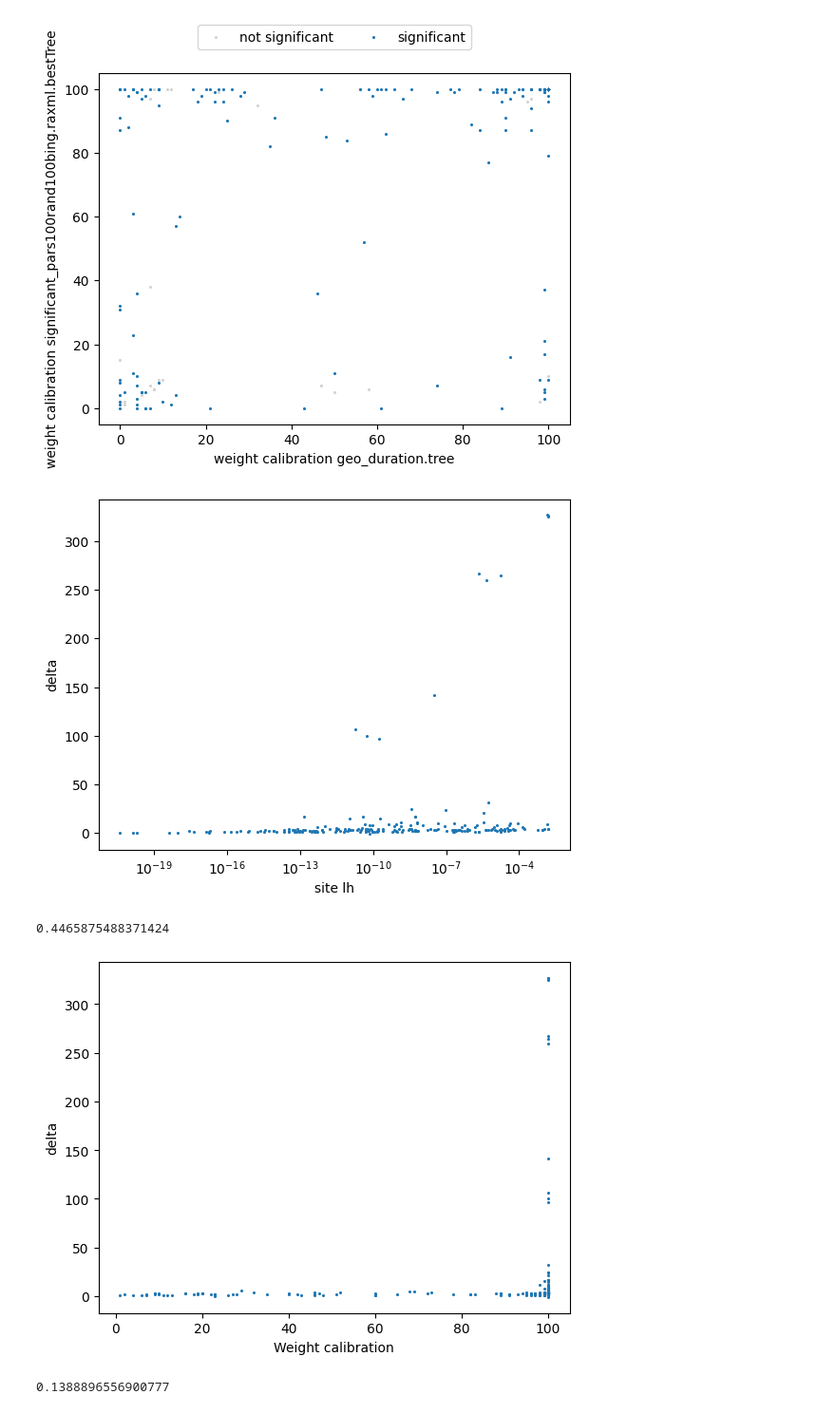
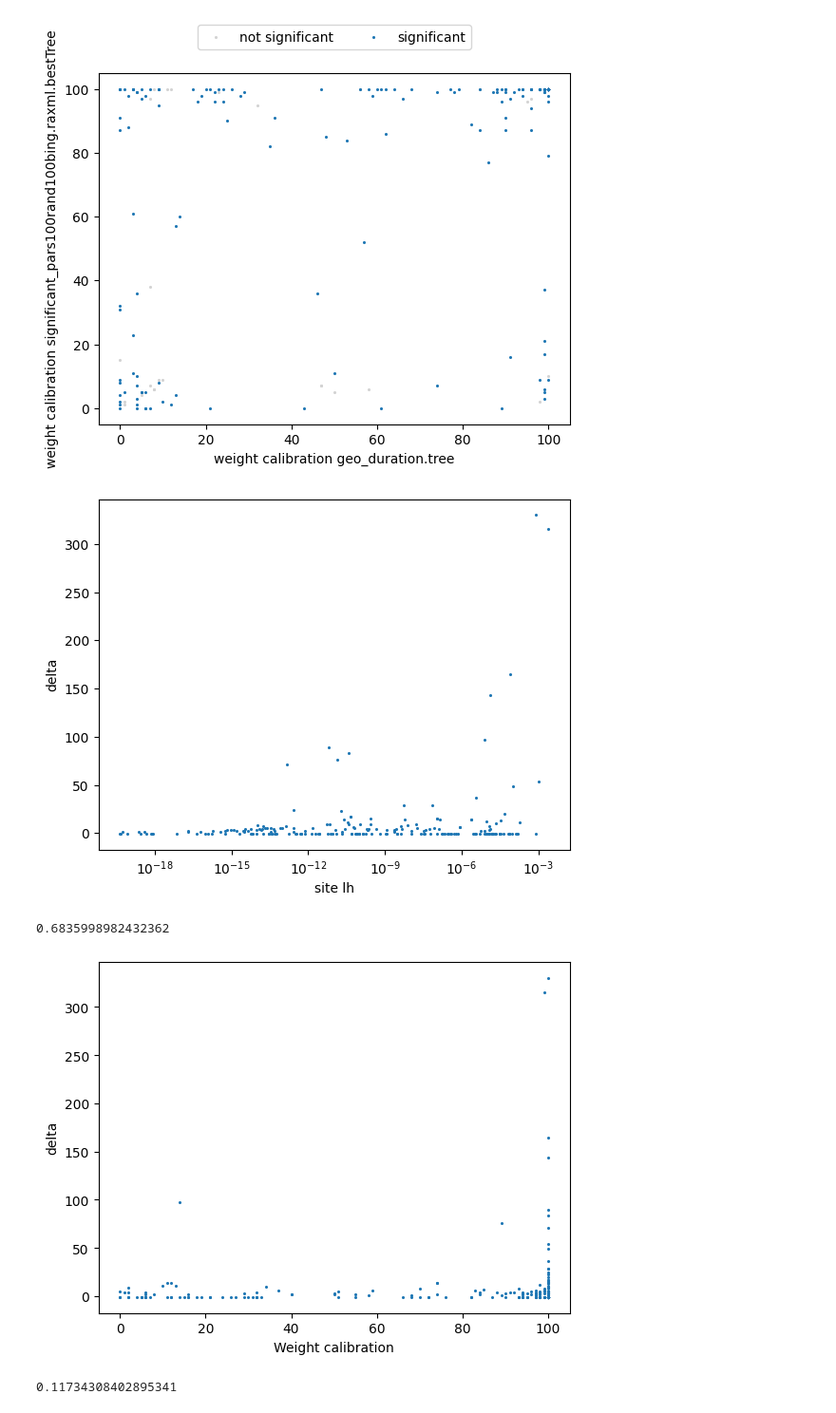
Before and after one commit to luisevonderwiese/mt_scripts, a Jupyter notebook: case_study_elena/PerSiteProperties.ipynb, the cells around one changed output. Shown at 95% size. Saved outputs shown, nothing was run; the diff lists cells and outputs as text; code cells hidden in the pictures.

Commit message:
Work more on delta statistics

```diff
--- a/case_study_elena/PerSiteProperties.ipynb
+++ b/case_study_elena/PerSiteProperties.ipynb
@@ -774,33 +774,34 @@ Correlation of weight calibration (filtered): 0.46027557655557055
 # %%
 import numpy as np
 def correlate_with_delta_statistics(tree_name, alignment_name):
     site_lhs = get_site_lh_raw(tree_name, alignment_name, False)
     weight_calibration = get_weight_calibration(tree_name, alignment_name)
     deltas = get_deltas(tree_name, alignment_name)
 
 
     fig, ax = plt.subplots()
     ax.set_xscale('log')
     ax.scatter(site_lhs, deltas, s=1.5)
     plt.xlabel("site lh")
     plt.ylabel("delta")
     plt.show()
     print(np.corrcoef(deltas, site_lhs)[0,1])
 
     fig, ax = plt.subplots()
     ax.scatter(weight_calibration, deltas, s=1.5)
     plt.xlabel("Weight calibration")
     plt.ylabel("delta")
     plt.show()
     print(np.corrcoef(deltas, weight_calibration)[0,1])
 
 
-correlate_with_delta_statistics("cognate_ie_compatible.tree", "morpho_filtered_indsToUse.phy")
+#correlate_with_delta_statistics("cognate_ie_compatible.tree", "morpho_filtered_indsToUse.phy")
+correlate_with_delta_statistics("geo_duration.tree", "morpho_filtered_indsToUse.phy")
 # %% [output]
-[figure, old version]
+[figure, new version]
-0.4465875488371424
+0.6835998982432362
-[figure, old version]
+[figure, new version]
-0.1388896556900777
+0.11734308402895341
 # %%
 def select_indices_by_site_lh(tree_name, alignment_name, threshold):
     site_lh = get_site_lh_raw(tree_name, alignment_name, False)
```
Also changed, not shown: 6 other files.
